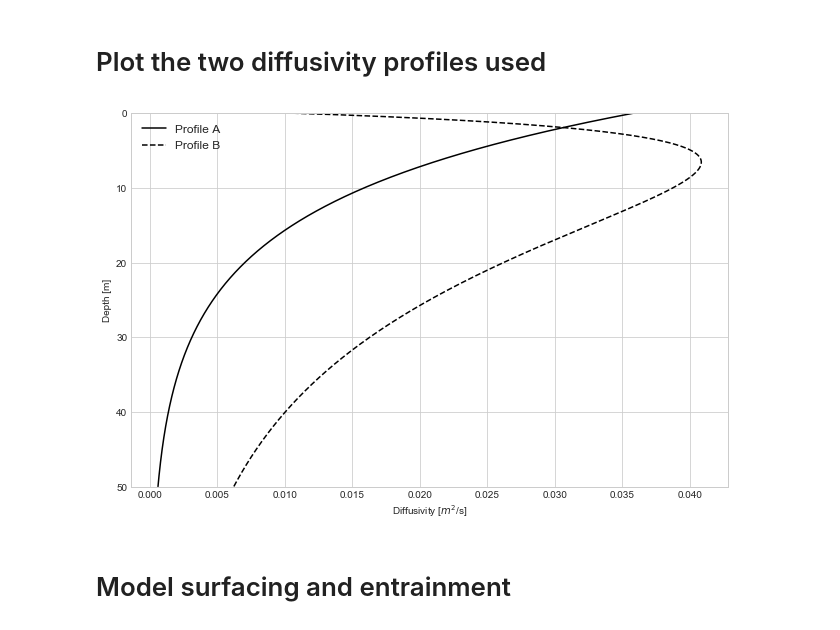
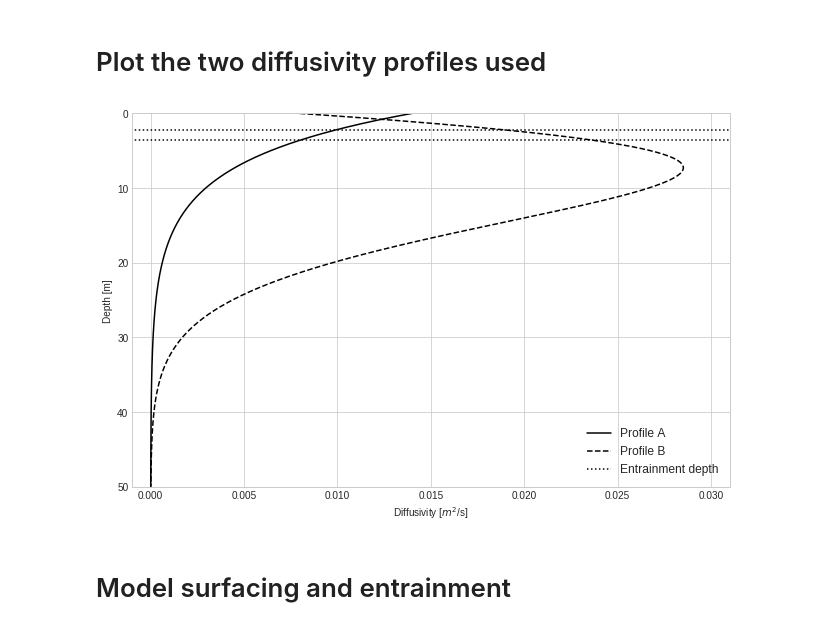
Before and after one commit to nordam/Random-walk-in-oil-spill-modelling, a Jupyter notebook: ParticleModel.ipynb, the cells around one changed output. Drawn from its saved outputs; the diff is of its cells as text; code cells hidden in the pictures.

```diff
--- a/ParticleModel.ipynb
+++ b/ParticleModel.ipynb
@@ -208,7 +208,7 @@ def waveheight(windspeed, fetch):
         waveheight = 0.0
     return waveheight
 
-def jonswap(windspeed, fetch = 1000000):
+def jonswap(windspeed, fetch = 170000):
     '''
     Calculate wave height and wave period, from wind speed
     and fetch length. A large default fetch means assuming
@@ -298,9 +298,9 @@ def weber_natural_dispersion(rho, mu, ift, Hs, h):
 
     # Calculate D, characteristic (median) droplet size predicted by WMD model
     WeMod = We / (1 + Bm * Vi**a)**(1/a)
-    D = h * A / WeMod**a
+    D50n = h * A / WeMod**a
 
-    return D
+    return D50n
 
 def entrain(z, d, dt, windspeed, h, mu, rho, ift):
     '''
@@ -341,8 +341,10 @@ def entrain(z, d, dt, windspeed, h, mu, rho, ift):
     # in the interval (1.5 - 0.35)*Hs to (1.5 + 0.35)*Hs
     znew = np.random.uniform(low = Hs*(1.5-0.35), high = Hs*(1.5+0.35), size = N)
     # Assign new sizes from Johansen distribution
-    D50 = weber_natural_dispersion(rho, mu, ift, Hs, h)
-    dnew = np.random.lognormal(mean = np.log(D50), sigma = 0.78, size = N)
+    sigma = 0.4 * np.log(10)
+    D50n  = weber_natural_dispersion(rho, mu, ift, Hs, h)
+    D50v  = np.exp(np.log(D50n) + 3*sigma**2)
+    dnew  = np.random.lognormal(mean = np.log(D50v), sigma = sigma, size = N)
     # Append newly entrained droplets to existing arrays
     z = np.concatenate((z, znew))
     d = np.concatenate((d, dnew))
@@ -432,7 +434,7 @@ bins = np.linspace(0, 50, 101)
 ## Dynamic viscosity of oil (kg/m/s)
 mu     = 1.51
 ## Interfacial tension (N/m)
-ift    = 13
+ift    = 0.013
 ## Oil density (kg/m**3)
 rho    = 992
 ## Intial oil film thickness (m)
@@ -440,7 +442,7 @@ h0     = 3e-3
 
 # Environmental parameter
 ## Windspeed (m/s)
-windspeed = 12
+windspeed = 9
 
 # Initial array of particle positions and droplet sizes
 # Empty arrays means all particles start at surface
@@ -468,24 +470,35 @@ def K_A(z, t):
 # Analytical function which has been fitted to
 # simulation results from the GOTM turbulence model
 # with a wind stress corresponding to wind speed of about 12 m/s.
-a, b, c, z0 = (0.029, 0.306, 0.62, 0.5)
+a, b, c, z0 = (0.00636, 0.088, 1.54, 1.3)
 K_B = lambda z, t: a*(z+z0)*np.exp(-(b*(z+z0))**c)
 # %% [markdown]
 # Plot the two diffusivity profiles used
 # %%
 zc = np.linspace(0, 50, 1000)
 
 fig = plt.figure(figsize = (9, 6))
+
+# Plot diffusivity profiles
 plt.plot(K_A(zc, 0), zc, label = 'Profile A', c='k')
 plt.plot(K_B(zc, 0), zc, label = 'Profile B', c='k', ls='--')
 
+# Plot entrainment depth
+plt.plot([-1, 1], [(1.5-0.35)*Hs, (1.5-0.35)*Hs], c='k', ls=':', label='Entrainment depth')
+plt.plot([-1, 1], [(1.5+0.35)*Hs, (1.5+0.35)*Hs], c='k', ls=':')
+
 plt.ylabel('Depth [m]')
 plt.xlabel('Diffusivity [$m^2$/s]')
+
+# Limit the horizontal axis
+plt.xlim(-0.001, 0.031)
+# Flip the vertical axis
 plt.ylim(50, 0)
+
 plt.legend(fontsize = 12)
 plt.tight_layout()
 # %% [output]
-[figure, old version]
+[figure, new version]
 # %% [markdown]
 # Model surfacing and entrainment
 # %%
```
Also changed, not shown: parts of 3 cells of this notebook.
